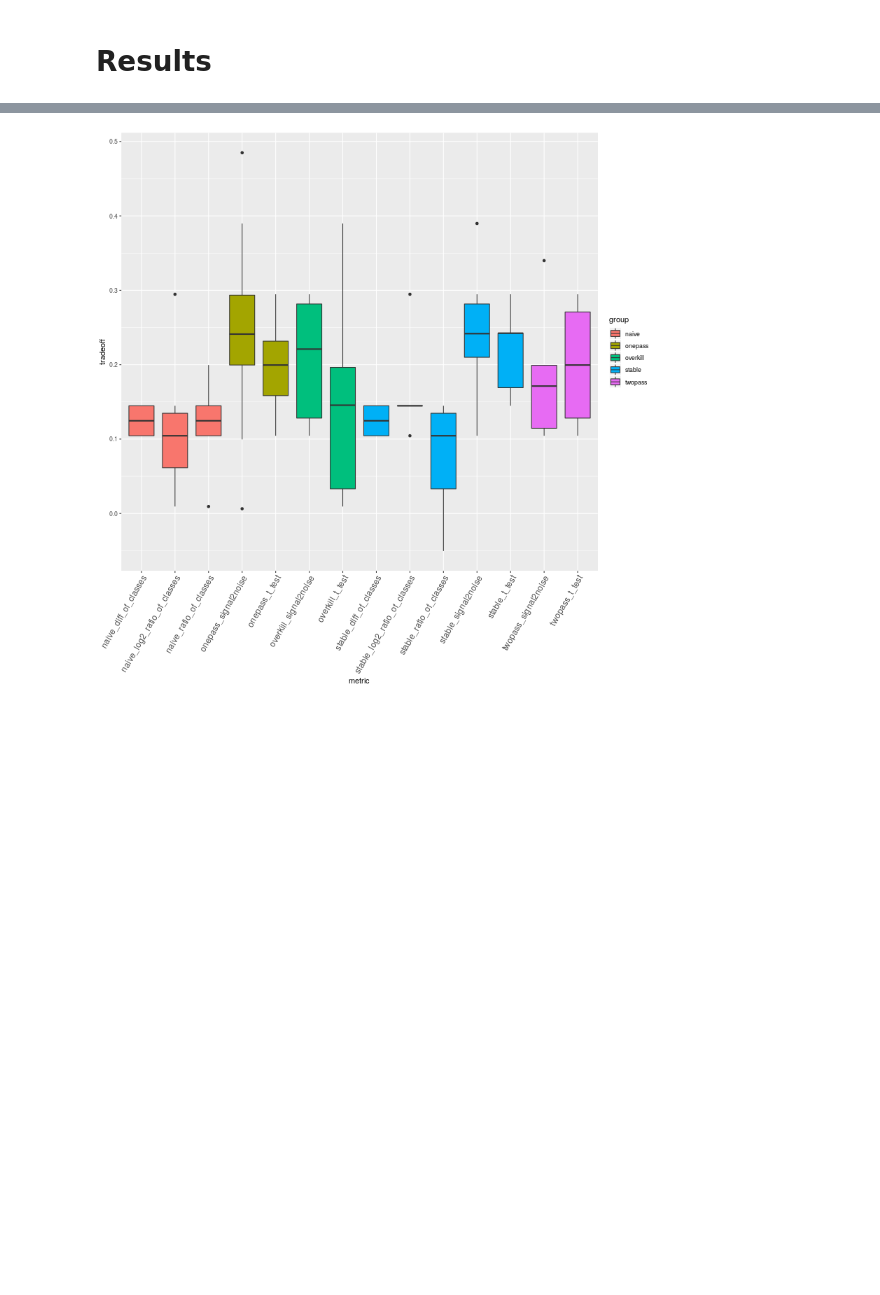
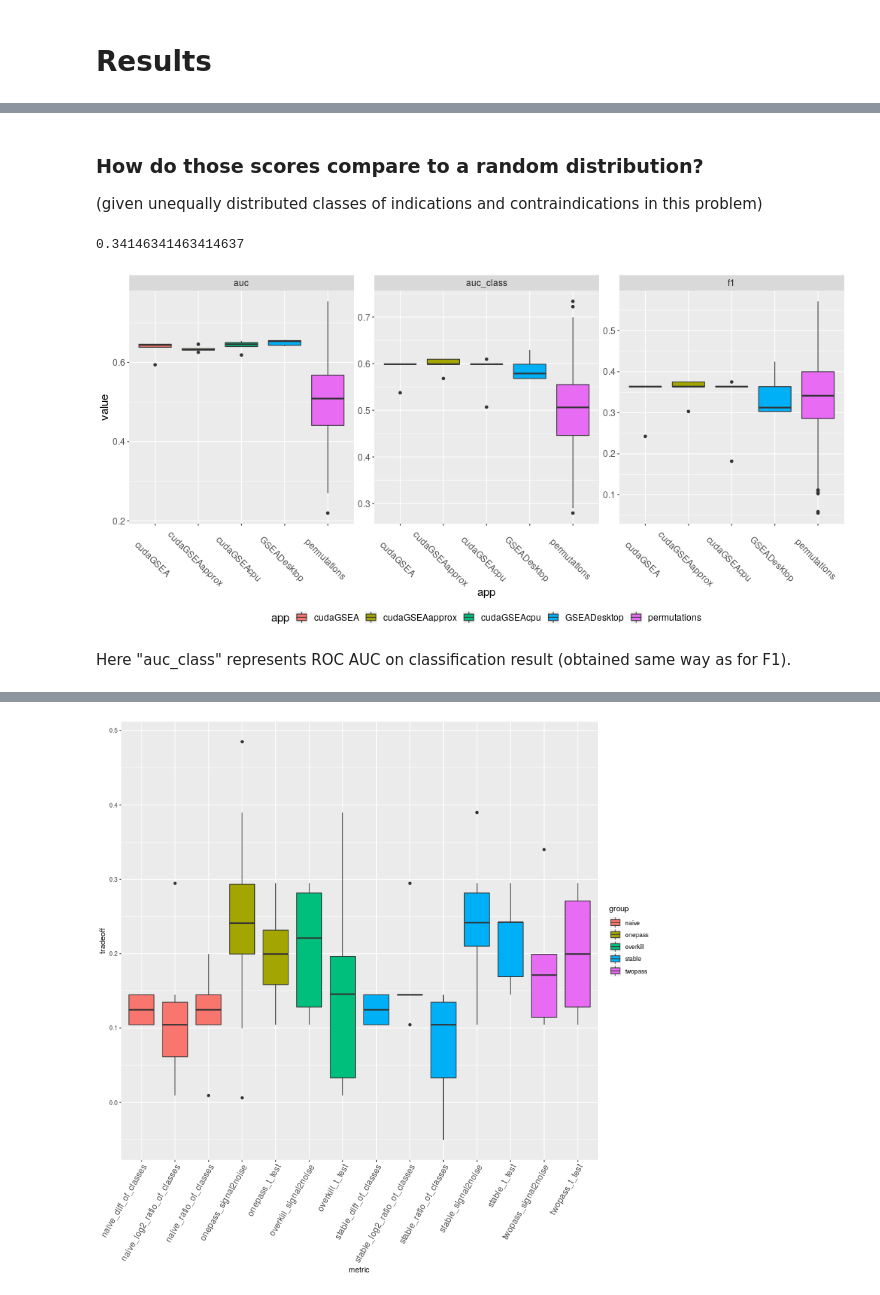
Before and after one commit to krassowski/drug-disease-profile-matching, a Jupyter notebook: notebooks/Signature-based drug-disease associations/cudaGSEA benchmarks.ipynb, the cells around one changed output, grey strips where cells are left out. Drawn from its saved outputs; the diff is of its cells as text; code cells hidden in the pictures; blank space fills up the shorter version.

```diff
--- a/notebooks/Signature-based drug-disease associations/cudaGSEA benchmarks.ipynb
+++ b/notebooks/Signature-based drug-disease associations/cudaGSEA benchmarks.ipynb
@@ -152,0 +274,49 @@ for i in range(3):
+# %% [markdown]
+### How do those scores compare to a random distribution?
+
+(given unequally distributed classes of indications and contraindications in this problem)
+# %%
+import random
+from sklearn.metrics import f1_score, roc_auc_score
+from data_sources.drug_connectivity_map import dcm
+
+indications = len(dcm.identify_substances(data.indications_singatures))
+contra = len(dcm.identify_substances(data.contraindications_singatures))
+
+expected = [1] * indications + [0] * contra
+indications / contra   # haven't found proof yet but simple ratio seems to give us expected f1 for unbalanced classes
+# %% [output]
+0.34146341463414637
+# %%
+permutations_f1 = []
+permutations_auc = []
+permutations_classes = []
+for i in range(1000):
+    randomly_chosen = [random.choice([0, 1]) for j in range(indications + contra)]
+    permutations_f1.append(f1_score(expected, randomly_chosen))
+    permutations_classes.append(roc_auc_score(expected, randomly_chosen))
+
+    randomly_chosen = [random.random() for j in range(indications + contra)]
+    permutations_auc.append(roc_auc_score(expected, randomly_chosen))
+# %%
+permuatated = DataFrame(dict(
+    f1=permutations_f1,
+    auc=permutations_auc,
+    auc_class=permutations_classes,
+    app='permutations'
+)).melt(id_vars='app')
+# %%
+melted_data = speed_benchmark_data[['auc', 'auc_class', 'f1', 'app']].melt(id_vars='app')
+merged = concat([melted_data, permuatated])
+# %%
+%%R -i merged -w 1000
+(
+    ggplot(merged, aes(x=app, y=value, fill=app))
+    + facet_wrap('~ variable', scales='free_y')
+    + geom_boxplot()
+    + theme(legend.position='bottom', legend.box='horizontal', text=element_text(size=15), axis.text.x=element_text(angle=-45))
+)
+# %% [output]
+[figure, added]
+# %% [markdown]
+Here "auc_class" represents ROC AUC on classification result (obtained same way as for F1).
```
Also changed, not shown: parts of 74 cells of this notebook.
